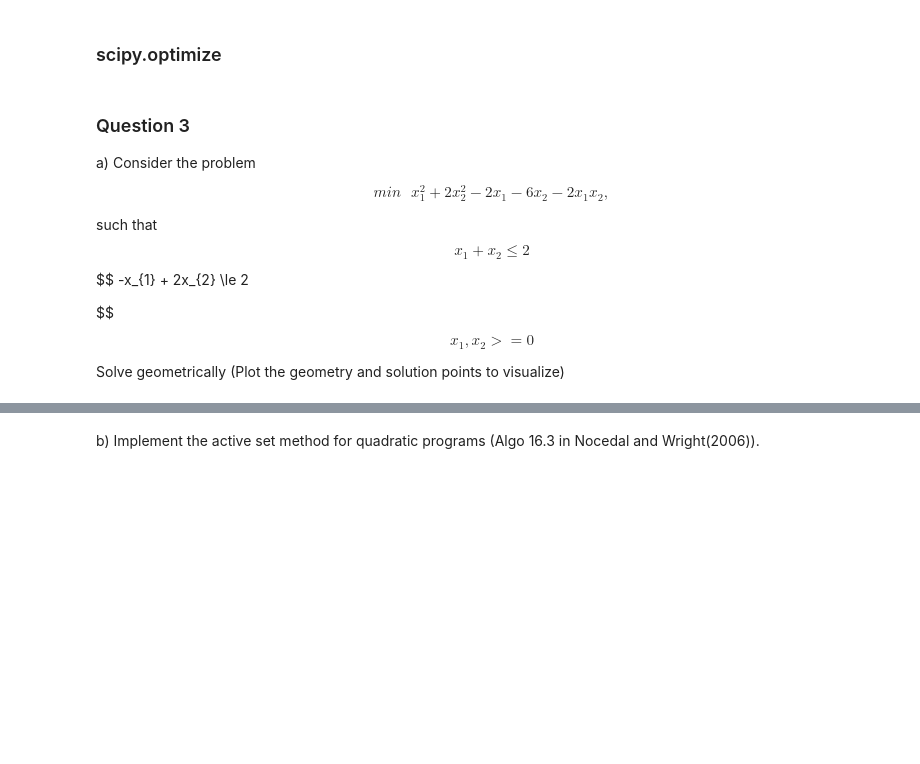
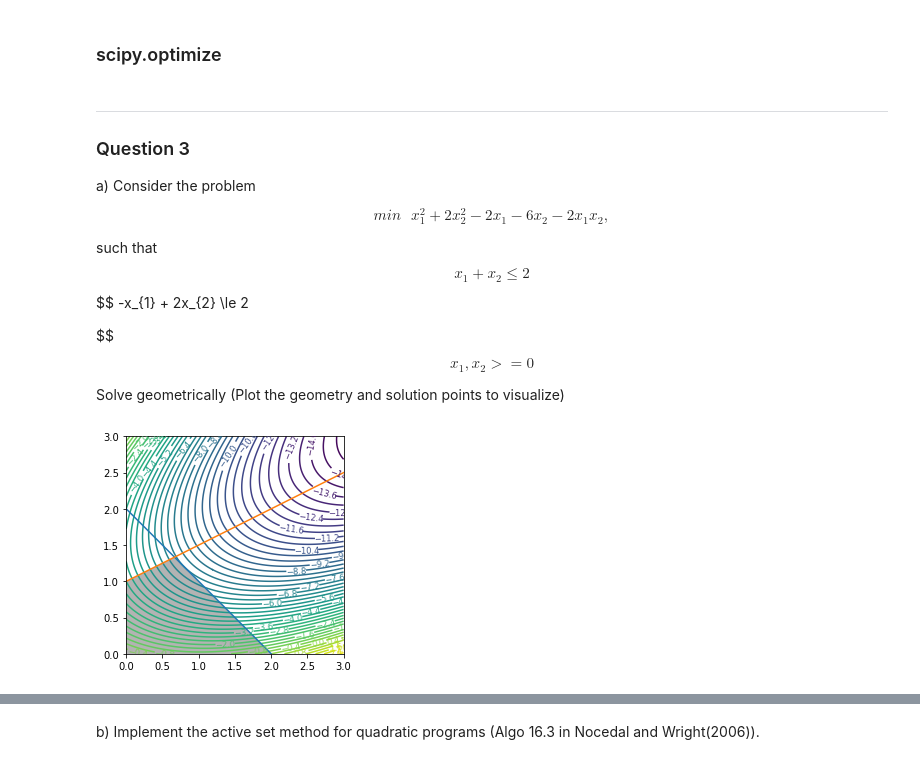
Before and after one commit to JACOBIN-SCTCS/Numerical-Optimization, a Jupyter notebook: Assignment2/Assignment2.ipynb, the cells around one changed output, grey strips where cells are left out. Saved outputs shown, nothing was run; the diff lists cells and outputs as text; code cells hidden in the pictures; blank space fills up the shorter version.

```diff
--- a/Assignment2/Assignment2.ipynb
+++ b/Assignment2/Assignment2.ipynb
@@ -401,6 +402,7 @@ ans = linprog(c,A_ub,b_ub,bounds=bounds,method=method)
 # %%
 ans
 # %% [markdown]
+------
 ### Question 3
 
 a) Consider the problem
@@ -426,25 +428,31 @@ Solve geometrically (Plot the geometry and solution points to visualize)
 # %%
 import matplotlib.pyplot as plt
 import numpy as np
 
-
-d = np.linspace(0,4,1000)
+UPPER_LIMIT = 3
+CONTOUR_LEVELS = 48
+d = np.linspace(0,UPPER_LIMIT,1000)
 x1,x2 = np.meshgrid(d,d)
 
+# Show the Feasible Region
 plt.imshow( (( (x1 + x2) <= 2) & ((-x1 + 2*x2) <= 2) & (x1>=0) & (x2>=0) ).astype(int) ,
                 extent=(x1.min(),x2.max(),x2.min(),x2.max()),origin="lower", cmap="Greys", alpha = 0.3)
 
-x1_ = np.linspace(0,4,500)
+# Plot lines for the feasible region boundary
+x1_ = np.linspace(0,UPPER_LIMIT,500)
 x2_1 = 2 - x1_
 x2_2 = (2 + x1_)/2
 
+# Objective Function
 z = x1**2 + 2*(x2**2) - 2*x1 - 6*x2 - 2*x1*x2
 
-cs = plt.contour(x1,x2,z,levels=47)
+cs = plt.contour(x1,x2,z,levels=CONTOUR_LEVELS)
 plt.plot(x1_,x2_1, label=r'$x1+x2\leq2$')
 plt.plot(x1_,x2_2, label=r'$-x1+2x2\leq2$')
 plt.clabel(cs,inline=True, fontsize='smaller')
-plt.xlim(0,4)
-plt.ylim(0,4)
+plt.xlim(0,UPPER_LIMIT)
+plt.ylim(0,UPPER_LIMIT)
 
 plt.show()
+# %% [output]
+[figure, added]
```
Also changed, not shown: parts of 6 cells of this notebook.
